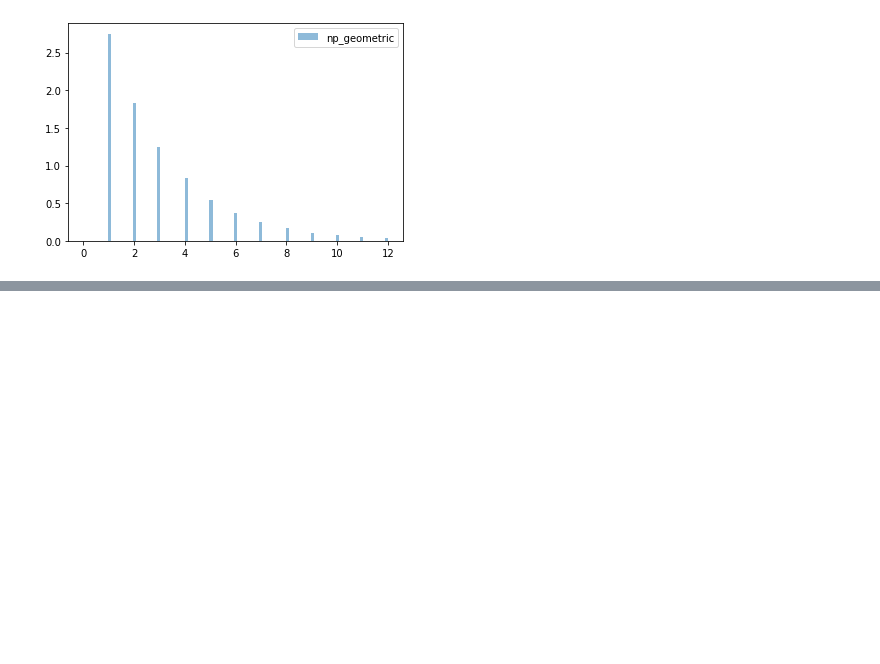
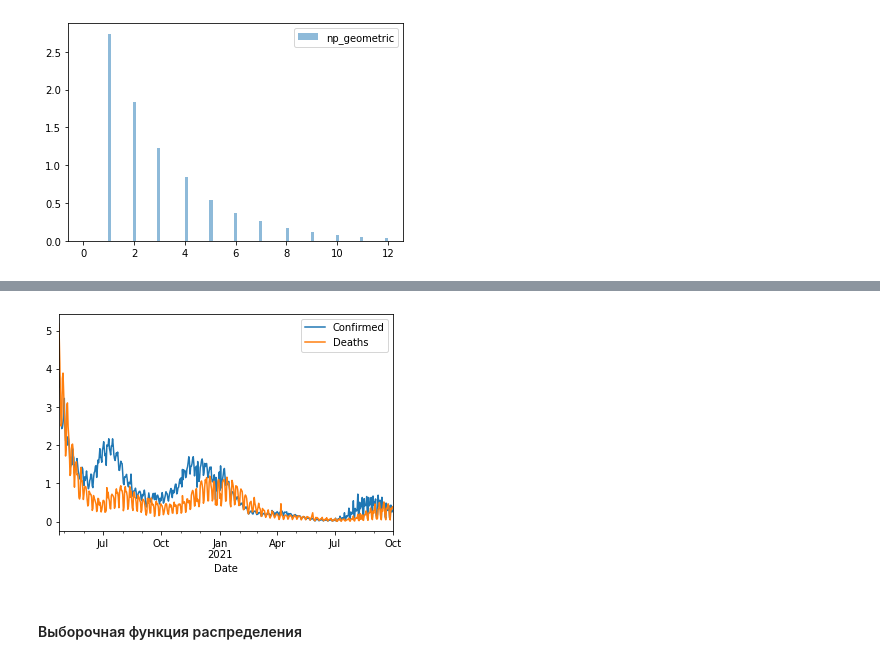
Before and after one commit to lantalex/cmf_statistics, a Jupyter notebook: week-1.ipynb, the cells around one changed output, grey strips where cells are left out. Saved outputs shown, nothing was run; the diff lists cells and outputs as text; code cells hidden in the pictures; blank space fills up the shorter version.

Commit message:
Adding estimates, data sample

```diff
--- a/week-1.ipynb
+++ b/week-1.ipynb
@@ -171,0 +186,4 @@ plt.show()
+# %%
+df = pd.read_csv('data/countries-aggregated_csv.csv',parse_dates=True,index_col=0)
+df = df[df['Country'] == 'US'][['Confirmed', 'Deaths']]
+df.tail()
@@ -171,0 +200,5 @@ plt.show()
+# %%
+df = df[90:]
+df = df.pct_change().dropna()
+df = df * 100.0
+df
@@ -171,0 +220,10 @@ plt.show()
+# %%
+df['Confirmed'].plot()
+df['Deaths'].plot()
+
+plt.legend(loc='upper right')
+plt.show()
+# %% [output]
+[figure, added]
+# %% [markdown]
+#### Выборочная функция распределения
```
Also changed, not shown: parts of 25 cells of this notebook, 1 other file.
